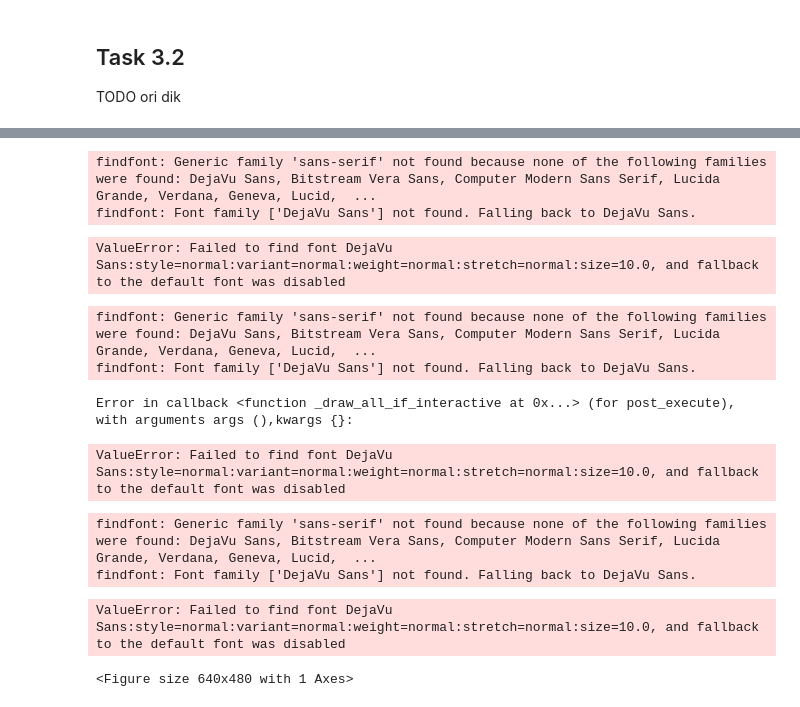
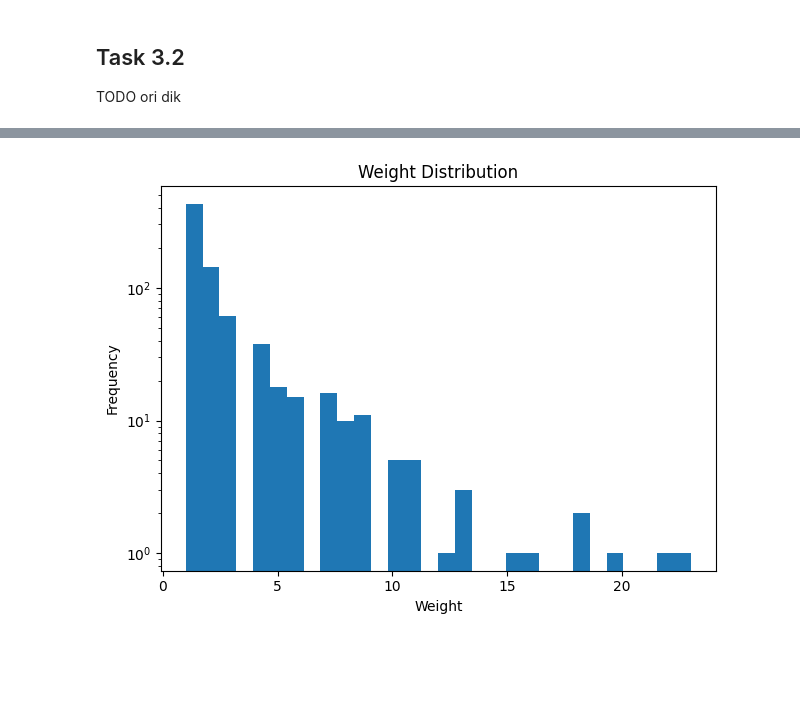
Before and after one commit to patinoboh/neuro, a Jupyter notebook: project/project.ipynb, the cells around one changed output, grey strips where cells are left out. Cells and saved outputs as stored; diff of their text form; code cells hidden in the pictures; blank space fills up the shorter version.

```diff
--- a/project/project.ipynb
+++ b/project/project.ipynb
@@ -329,34 +307,14 @@ Avergae clustering is 0.2278 and average shortest path length is 2.6365
 # %%
-#weight and degree distributions
-degrees = [val for (_, val) in G.degree()]
-plt.figure()
-plt.hist(degrees, bins=30)
-plt.title("Degree Distribution")
-plt.xlabel("Degree")
-plt.ylabel("Frequency")
-plt.tight_layout()
-plt.show()
-
 weights = [data['weight'] for (_, _, data) in G.edges(data=True)]
 plt.figure()
 plt.hist(weights, bins=30)
 plt.title("Weight Distribution")
 plt.xlabel("Weight")
 plt.ylabel("Frequency")
 
 plt.yscale("log")
 
 plt.tight_layout()
 plt.show()
 # %% [output]
-findfont: Generic family 'sans-serif' not found because none of the following families were found: DejaVu Sans, Bitstream Vera Sans, Computer Modern Sans Serif, Lucida Grande, Verdana, Geneva, Lucid,  ...
-findfont: Font family ['DejaVu Sans'] not found. Falling back to DejaVu Sans.
-ValueError: Failed to find font DejaVu Sans:style=normal:variant=normal:weight=normal:stretch=normal:size=10.0, and fallback to the default font was disabled
-findfont: Generic family 'sans-serif' not found because none of the following families were found: DejaVu Sans, Bitstream Vera Sans, Computer Modern Sans Serif, Lucida Grande, Verdana, Geneva, Lucid,  ...
-findfont: Font family ['DejaVu Sans'] not found. Falling back to DejaVu Sans.
-Error in callback <function _draw_all_if_interactive at 0x...> (for post_execute), with arguments args (),kwargs {}:
-ValueError: Failed to find font DejaVu Sans:style=normal:variant=normal:weight=normal:stretch=normal:size=10.0, and fallback to the default font was disabled
-findfont: Generic family 'sans-serif' not found because none of the following families were found: DejaVu Sans, Bitstream Vera Sans, Computer Modern Sans Serif, Lucida Grande, Verdana, Geneva, Lucid,  ...
-findfont: Font family ['DejaVu Sans'] not found. Falling back to DejaVu Sans.
-ValueError: Failed to find font DejaVu Sans:style=normal:variant=normal:weight=normal:stretch=normal:size=10.0, and fallback to the default font was disabled
-<Figure size 640x480 with 1 Axes>
+[figure, added]
```
Also changed, not shown: parts of 20 cells of this notebook.
